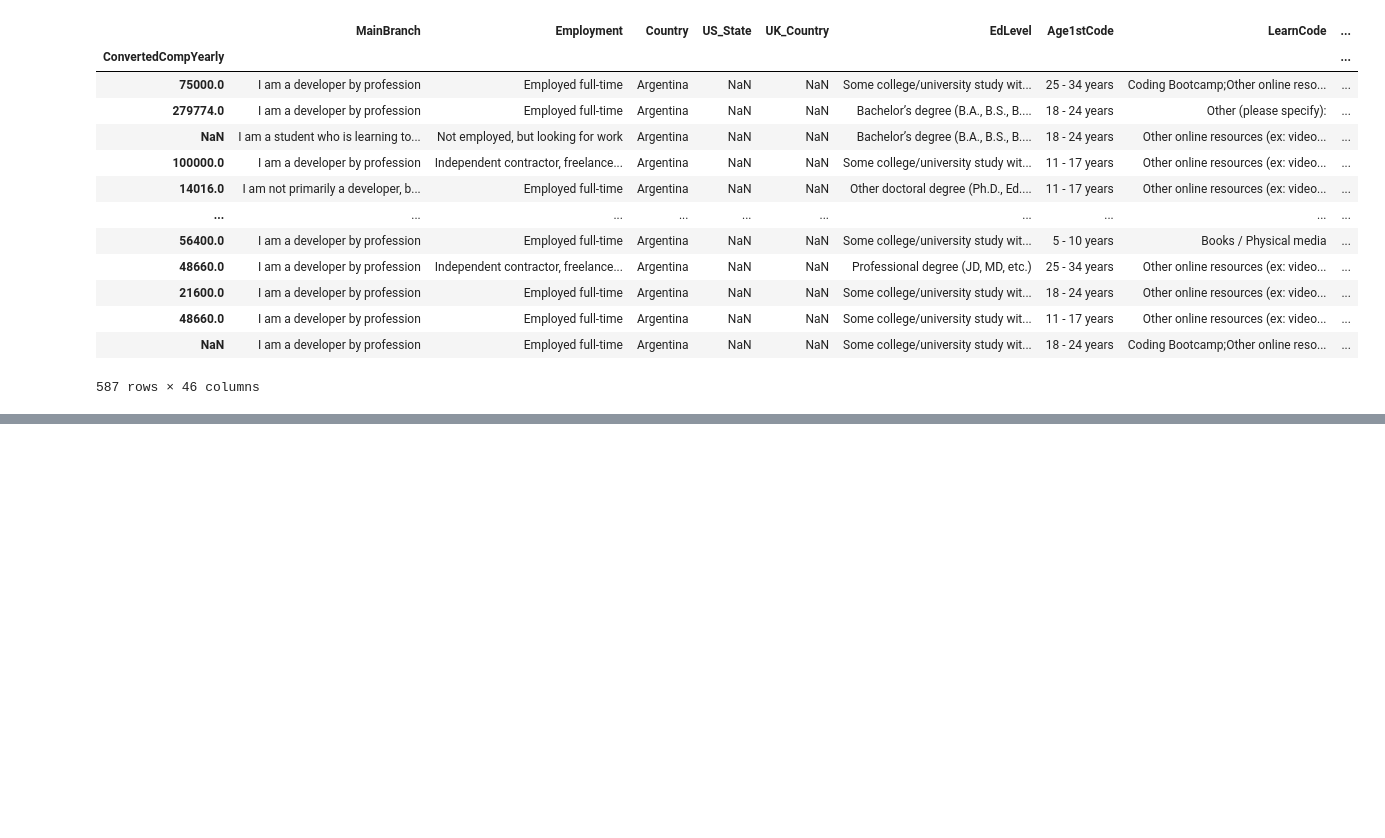
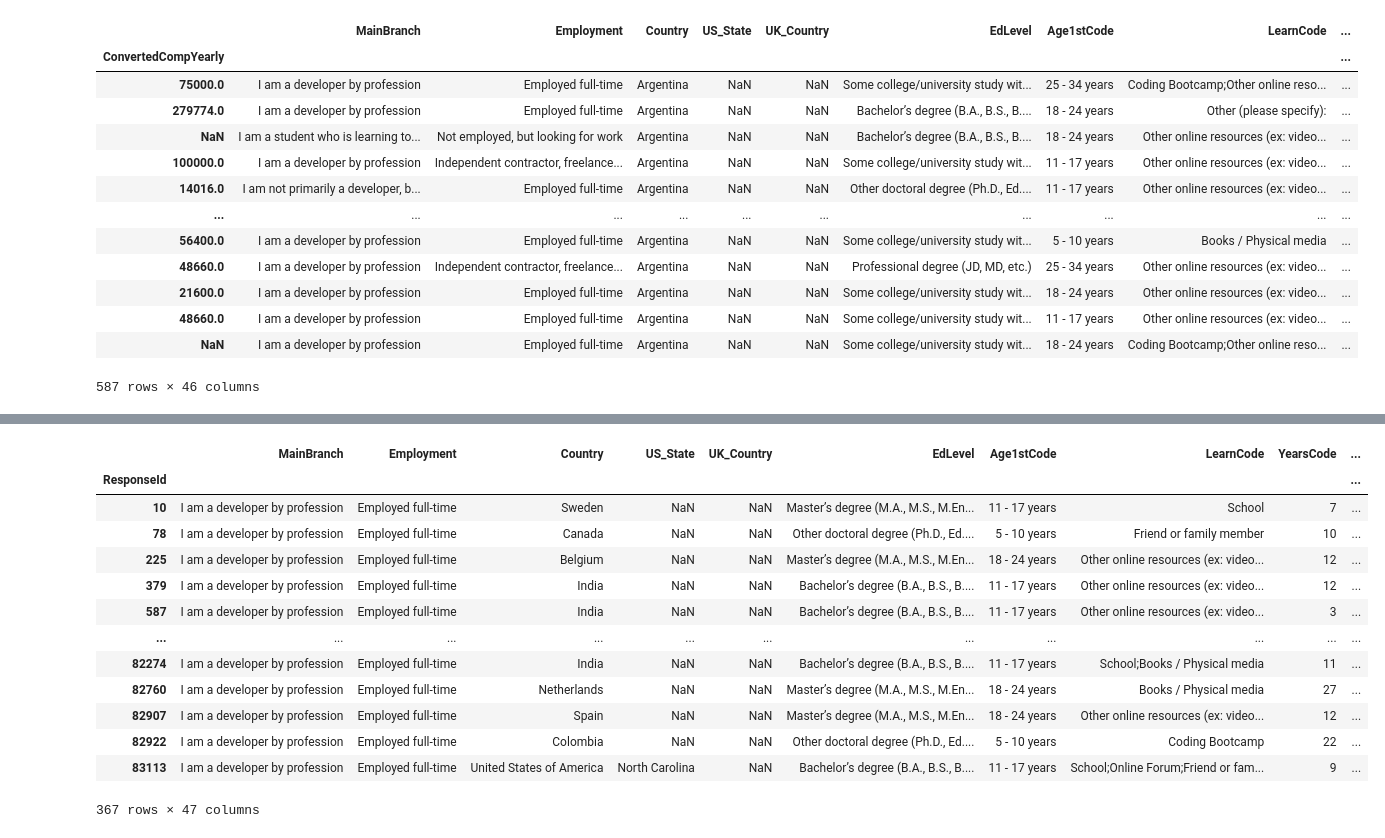
Before and after one commit to eseguia/pandas, a Jupyter notebook: stack_overflow.ipynb, the cells around one changed output, grey strips where cells are left out. Drawn from its saved outputs; the diff is of its cells as text; code cells hidden in the pictures; blank space fills up the shorter version.

```diff
--- a/stack_overflow.ipynb
+++ b/stack_overflow.ipynb
@@ -116,0 +135,22 @@ df_arg.set_index('ConvertedCompYearly')
+# %%
+pd.set_option('display.max_rows',20)
+df_ds_notnan = df[(df['DevType'] == 'Data scientist or machine learning specialist') &
+   (df['MainBranch'] == 'I am a developer by profession') &
+   (df['ConvertedCompYearly'].notnull()) &
+   (df['LanguageHaveWorkedWith'].str.contains('Python'))]
+df_ds_notnan
+# %% [output]
+|  | MainBranch | Employment | Country | US_State | UK_Country | EdLevel | Age1stCode | LearnCode | YearsCode | ... |
+| ResponseId |  |  |  |  |  |  |  |  |  | ... |
+| 10 | I am a developer by profession | Employed full-time | Sweden | NaN | NaN | Master’s degree (M.A., M.S., M.En... | 11 - 17 years | School | 7 | ... |
+| 78 | I am a developer by profession | Employed full-time | Canada | NaN | NaN | Other doctoral degree (Ph.D., Ed.... | 5 - 10 years | Friend or family member | 10 | ... |
+| 225 | I am a developer by profession | Employed full-time | Belgium | NaN | NaN | Master’s degree (M.A., M.S., M.En... | 18 - 24 years | Other online resources (ex: video... | 12 | ... |
+| 379 | I am a developer by profession | Employed full-time | India | NaN | NaN | Bachelor’s degree (B.A., B.S., B.... | 11 - 17 years | Other online resources (ex: video... | 12 | ... |
+| 587 | I am a developer by profession | Employed full-time | India | NaN | NaN | Bachelor’s degree (B.A., B.S., B.... | 11 - 17 years | Other online resources (ex: video... | 3 | ... |
+| ... | ... | ... | ... | ... | ... | ... | ... | ... | ... | ... |
+| 82274 | I am a developer by profession | Employed full-time | India | NaN | NaN | Bachelor’s degree (B.A., B.S., B.... | 11 - 17 years | School;Books / Physical media | 11 | ... |
+| 82760 | I am a developer by profession | Employed full-time | Netherlands | NaN | NaN | Master’s degree (M.A., M.S., M.En... | 18 - 24 years | Books / Physical media | 27 | ... |
+| 82907 | I am a developer by profession | Employed full-time | Spain | NaN | NaN | Master’s degree (M.A., M.S., M.En... | 18 - 24 years | Other online resources (ex: video... | 12 | ... |
+| 82922 | I am a developer by profession | Employed full-time | Colombia | NaN | NaN | Other doctoral degree (Ph.D., Ed.... | 5 - 10 years | Coding Bootcamp | 22 | ... |
+| 83113 | I am a developer by profession | Employed full-time | United States of America | North Carolina | NaN | Bachelor’s degree (B.A., B.S., B.... | 11 - 17 years | School;Online Forum;Friend or fam... | 9 | ... |
+367 rows × 47 columns
```
Also changed, not shown: parts of 42 cells of this notebook, 2 other files.
